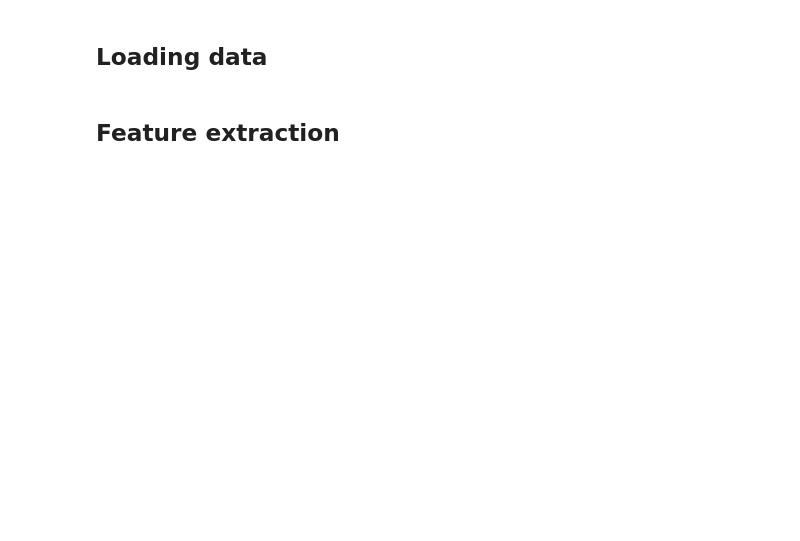
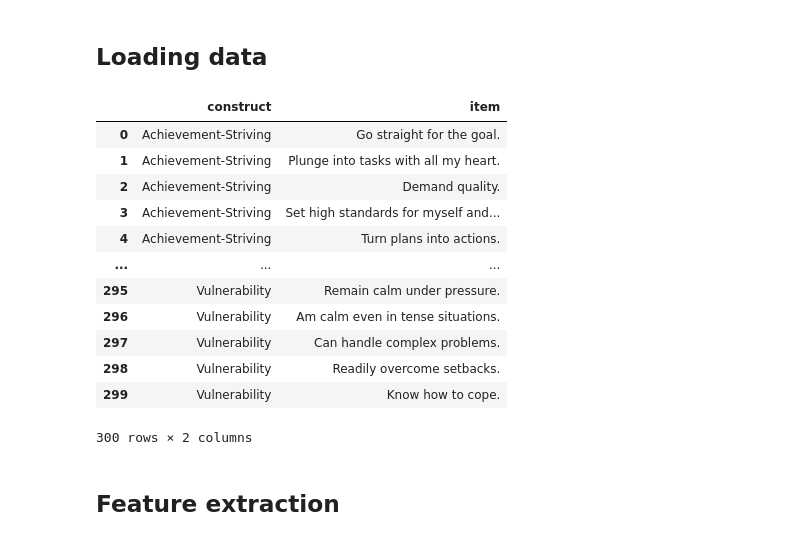
Before and after one commit to Zak-Hussain/LLM4BeSci, a Jupyter notebook: personality/personality_using_pipeline.ipynb, the cells around one changed output. Drawn from its saved outputs; the diff is of its cells as text; code cells hidden in the pictures; blank space fills up the shorter version.

```diff
--- a/personality/personality_using_pipeline.ipynb
+++ b/personality/personality_using_pipeline.ipynb
@@ -16,8 +16,22 @@ if 'google.colab' in sys.modules:
 import pandas as pd
 # %%
 # Loading data with pandas
-neo_items =  pd.read_csv('NEO_items.csv', usecols=['construct', 'text'])
+neo_items =  pd.read_csv('NEO_items.csv', usecols=['construct', 'item'])
 neo_items
+# %% [output]
+|  | construct | item |
+| 0 | Achievement-Striving | Go straight for the goal. |
+| 1 | Achievement-Striving | Plunge into tasks with all my heart. |
+| 2 | Achievement-Striving | Demand quality. |
+| 3 | Achievement-Striving | Set high standards for myself and... |
+| 4 | Achievement-Striving | Turn plans into actions. |
+| ... | ... | ... |
+| 295 | Vulnerability | Remain calm under pressure. |
+| 296 | Vulnerability | Am calm even in tense situations. |
+| 297 | Vulnerability | Can handle complex problems. |
+| 298 | Vulnerability | Readily overcome setbacks. |
+| 299 | Vulnerability | Know how to cope. |
+300 rows × 2 columns
 # %% [markdown]
 ## Feature extraction
 # %%
```
Also changed, not shown: parts of 7 cells of this notebook, 2 other files.
